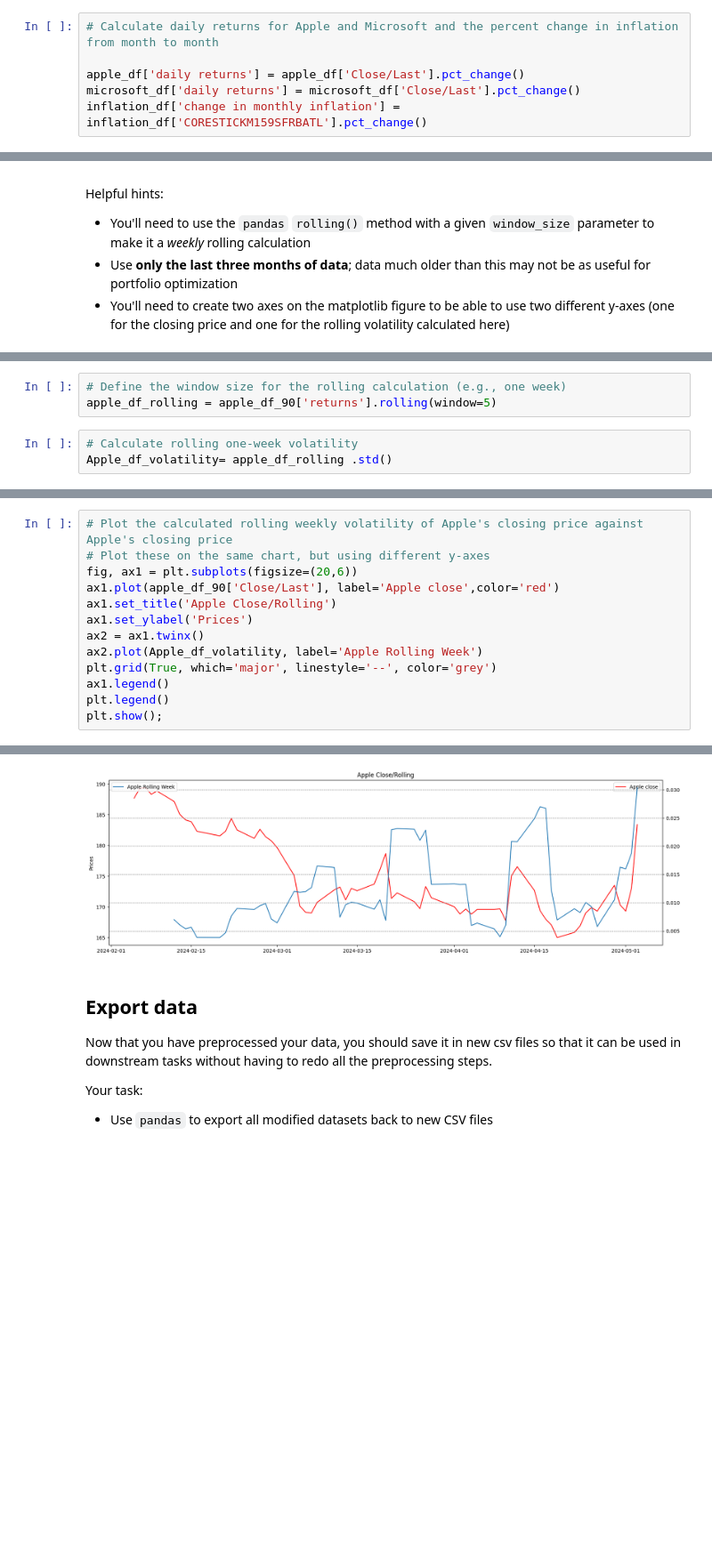
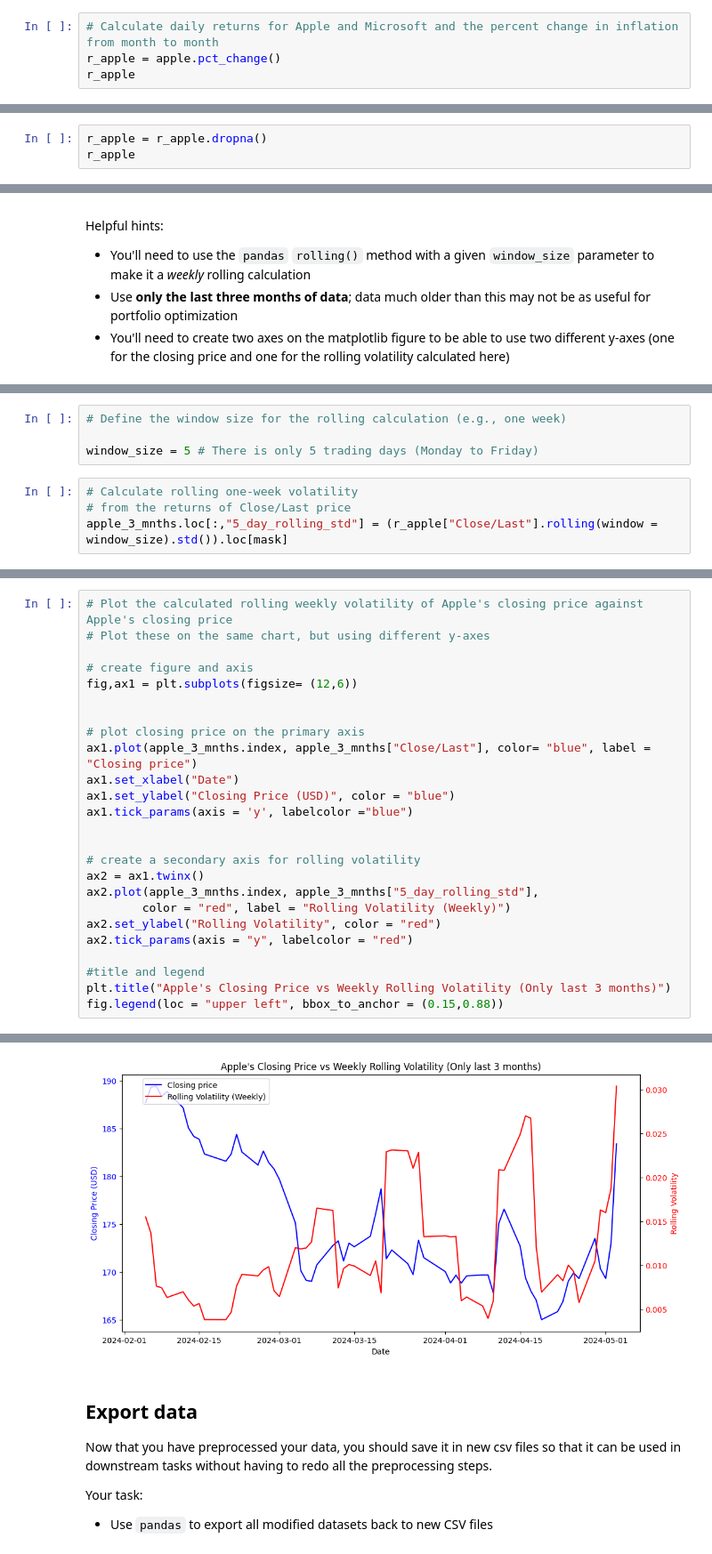
Before and after one commit to bigboy92/fend-matching-game, a Jupyter notebook: Preparing-for-data-analysis-project-student.ipynb, the cells around one changed output, grey strips where cells are left out. Shown at 89% size. Saved outputs shown, nothing was run; the diff lists cells and outputs as text; blank space fills up the shorter version.

```diff
--- a/Preparing-for-data-analysis-project-student.ipynb
+++ b/Preparing-for-data-analysis-project-student.ipynb
@@ -391,7 +703,5 @@ This will require several steps:
 ### 1. Calculate returns for Microsoft / Apple and the monthly change in inflation
 # %%
 # Calculate daily returns for Apple and Microsoft and the percent change in inflation from month to month
-
-apple_df['daily returns'] = apple_df['Close/Last'].pct_change()
-microsoft_df['daily returns'] = microsoft_df['Close/Last'].pct_change()
-inflation_df['change in monthly inflation'] = inflation_df['CORESTICKM159SFRBATL'].pct_change()
+r_apple = apple.pct_change()
+r_apple
@@ -397,0 +723,3 @@ inflation_df['change in monthly inflation'] = inflation_df['CORESTICKM159SFRBATL
+# %%
+r_apple = r_apple.dropna()
+r_apple
@@ -468,6 +1077,8 @@ See the caveats in the documentation: https://pandas.pydata.org/pandas-docs/stab
 # %%
 # Define the window size for the rolling calculation (e.g., one week)
-apple_df_rolling = apple_df_90['returns'].rolling(window=5)
+
+window_size = 5 # There is only 5 trading days (Monday to Friday)
 # %%
 # Calculate rolling one-week volatility
-Apple_df_volatility= apple_df_rolling .std()
+# from the returns of Close/Last price
+apple_3_mnths.loc[:,"5_day_rolling_std"] = (r_apple["Close/Last"].rolling(window = window_size).std()).loc[mask]
@@ -474,14 +1102,26 @@ Apple_df_volatility= apple_df_rolling .std()
 # %%
 # Plot the calculated rolling weekly volatility of Apple's closing price against Apple's closing price
 # Plot these on the same chart, but using different y-axes
-fig, ax1 = plt.subplots(figsize=(20,6))
-ax1.plot(apple_df_90['Close/Last'], label='Apple close',color='red')
-ax1.set_title('Apple Close/Rolling')
-ax1.set_ylabel('Prices')
+
+# create figure and axis
+fig,ax1 = plt.subplots(figsize= (12,6))
+
+
+# plot closing price on the primary axis
+ax1.plot(apple_3_mnths.index, apple_3_mnths["Close/Last"], color= "blue", label = "Closing price")
+ax1.set_xlabel("Date")
+ax1.set_ylabel("Closing Price (USD)", color = "blue")
+ax1.tick_params(axis = 'y', labelcolor ="blue")
+
+
+# create a secondary axis for rolling volatility
 ax2 = ax1.twinx()
-ax2.plot(Apple_df_volatility, label='Apple Rolling Week')
-plt.grid(True, which='major', linestyle='--', color='grey')
-ax1.legend()
-plt.legend()
-plt.show();
+ax2.plot(apple_3_mnths.index, apple_3_mnths["5_day_rolling_std"],
+        color = "red", label = "Rolling Volatility (Weekly)")
+ax2.set_ylabel("Rolling Volatility", color = "red")
+ax2.tick_params(axis = "y", labelcolor = "red")
+
+#title and legend
+plt.title("Apple's Closing Price vs Weekly Rolling Volatility (Only last 3 months)")
+fig.legend(loc = "upper left", bbox_to_anchor = (0.15,0.88))
 # %% [output]
@@ -488,4 +1129,4 @@ plt.show();
-[figure, old version]
+[figure, new version]
 # %% [markdown]
 ## Export data
 
```
Also changed, not shown: parts of 101 cells of this notebook.
